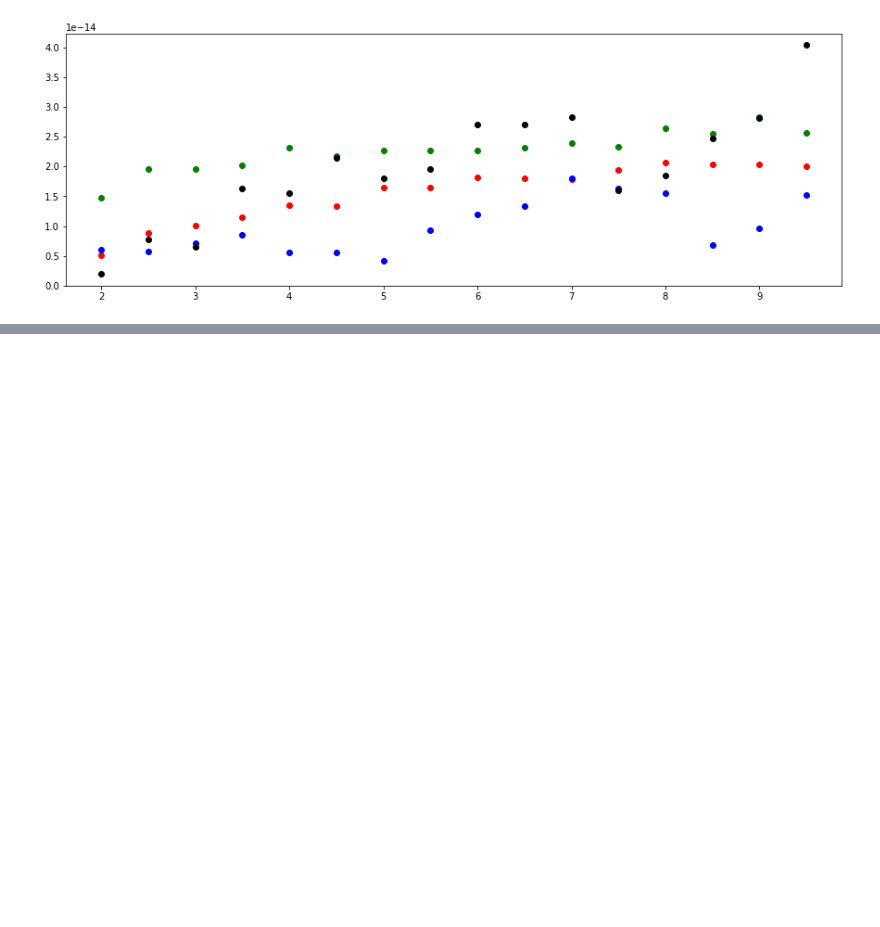
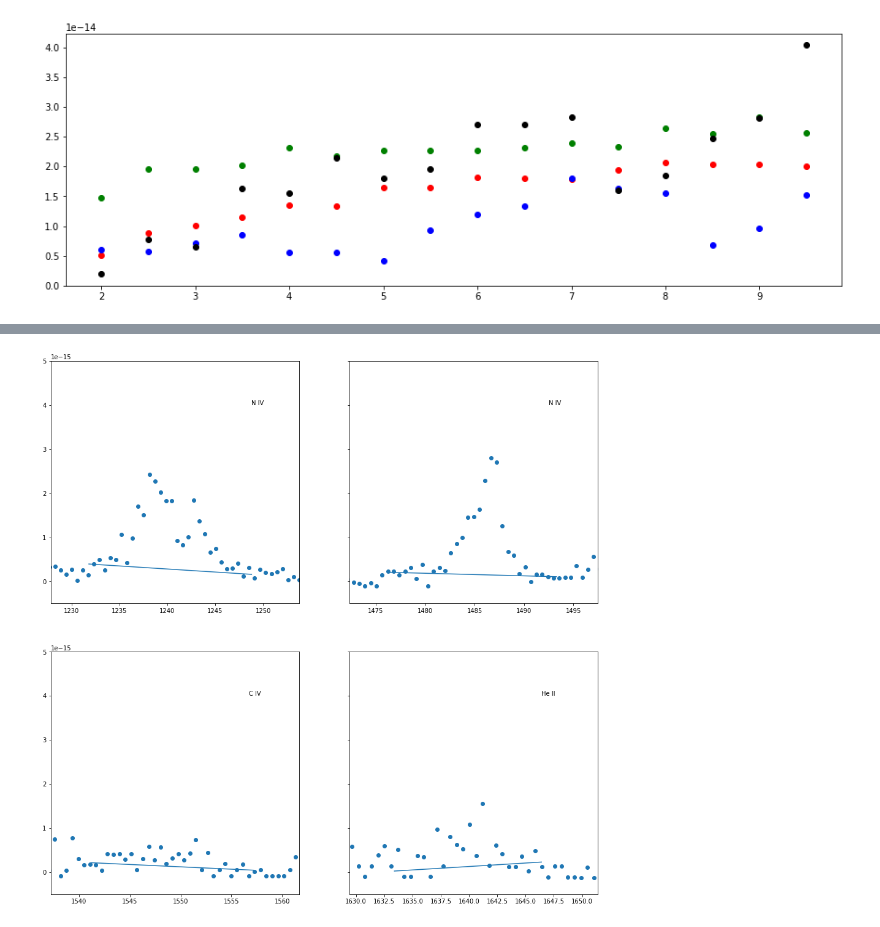
Before and after one commit to Anika019/UV_interaction_SN, a Jupyter notebook: line calculation.ipynb, the cells around one changed output, grey strips where cells are left out. Cells and saved outputs as stored; diff of their text form; code cells hidden in the pictures; blank space fills up the shorter version.

```diff
--- a/line calculation.ipynb
+++ b/line calculation.ipynb
@@ -121,0 +120,81 @@ fig, axes = plt.subplots(nrow = 2, ncol = 2, figsize = (16, 16), sharey = True)
+# %%
+def plot_region(ax, wav, flux, linewaves, linename = None, bound = 6, xlim =5, ylim = 5e-15):
+
+    wav_up =  max(linewaves)+bound
+    wav_low = min(linewaves)-bound
+    ind = (wav>wav_low)&(wav<wav_up)
+    x = np.arange(len(wav))
+    up_ind = max(x[ind])
+    low_ind = min(x[ind])
+    p = polyfit(np.array([wav[low_ind-1],wav[low_ind],wav[low_ind+1],wav[up_ind-1],wav[up_ind],wav[up_ind+1]]),
+                   np.array([flux[low_ind-1],flux[low_ind],flux[low_ind+1],flux[up_ind-1],flux[up_ind],flux[up_ind+1]]),
+                   deg = 1)
+    continuum = poly1d(p)
+    x = np.arange(wav_low-1, wav_up+1)
+    ax.text(wav_up, ylim/5*4,linename)
+    ax.plot(x,continuum(x))
+    ax.scatter(wav, flux, marker = 'o')
+    ax.set_xlim(wav_low-xlim, wav_up+xlim)
+    ax.set_ylim(-ylim/10, ylim)
+# %%
+fig, axes = plt.subplots(nrows = 2, ncols = 2, figsize = (16, 16), sharey = True)
+
+
+
+wav = spec[1].data['WAVELENGTH'][0]/(1+z)
+flux = spec[1].data['FLUX'][0]
+bound = 6
+
+plot_region(axes[0,0], wav, flux, [1238.8, 1242.8], linename = 'N IV', bound = bound, xlim =5, ylim = 5e-15)
+
+wav_up =  1486.5+bound
+wav_low = 1483.3-bound
+ind = (wav>wav_low)&(wav<wav_up)
+x = np.arange(len(wav))
+up_ind = max(x[ind])
+low_ind = min(x[ind])
+p = polyfit(np.array([wav[low_ind-1],wav[low_ind],wav[low_ind+1],wav[up_ind-1],wav[up_ind],wav[up_ind+1]]),
+               np.array([flux[low_ind-1],flux[low_ind],flux[low_ind+1],flux[up_ind-1],flux[up_ind],flux[up_ind+1]]),
+               deg = 1)
+continuum = poly1d(p)
+x = np.arange(wav_low-1, wav_up+1)
+axes[0,1].text(wav_up, 4e-15, 'N IV')
+axes[0,1].plot(x,continuum(x))
+axes[0,1].scatter(wav, flux, marker = 'o')
+axes[0,1].set_xlim(wav_low-5, wav_up+5)
+axes[0,1].set_ylim(-5e-16, 5e-15)
+
+wav_up =  1550.7+bound
+wav_low = 1548.2-bound
+ind = (wav>wav_low)&(wav<wav_up)
+x = np.arange(len(wav))
+up_ind = max(x[ind])
+low_ind = min(x[ind])
+p = polyfit(np.array([wav[low_ind-1],wav[low_ind],wav[low_ind+1],wav[up_ind-1],wav[up_ind],wav[up_ind+1]]),
+               np.array([flux[low_ind-1],flux[low_ind],flux[low_ind+1],flux[up_ind-1],flux[up_ind],flux[up_ind+1]]),
+               deg = 1)
+continuum = poly1d(p)
+x = np.arange(wav_low-1, wav_up+1)
+axes[1,0].text(wav_up, 4e-15, 'C IV')
+axes[1,0].plot(x,continuum(x))
+axes[1,0].scatter(wav, flux, marker = 'o')
+axes[1,0].set_xlim(wav_low-5, wav_up+5)
+axes[1,0].set_ylim(-5e-16, 5e-15)
+
+wav_up = 1640.4+bound
+wav_low = 1640.4-bound
+ind = (wav>wav_low)&(wav<wav_up)
+x = np.arange(len(wav))
+up_ind = max(x[ind])
+low_ind = min(x[ind])
+p = polyfit(np.array([wav[low_ind-1],wav[low_ind],wav[low_ind+1],wav[up_ind-1],wav[up_ind],wav[up_ind+1]]),
+               np.array([flux[low_ind-1],flux[low_ind],flux[low_ind+1],flux[up_ind-1],flux[up_ind],flux[up_ind+1]]),
+               deg = 1)
+continuum = poly1d(p)
+x = np.arange(wav_low-1, wav_up+1)
+axes[1,1].text(wav_up, 4e-15, 'He II')
+axes[1,1].plot(x,continuum(x))
+axes[1,1].scatter(wav, flux, marker = 'o')
+axes[1,1].set_xlim(wav_low-5, wav_up+5)
+axes[1,1].set_ylim(-5e-16, 5e-15)
+# %% [output]
@@ -121,0 +202 @@ fig, axes = plt.subplots(nrow = 2, ncol = 2, figsize = (16, 16), sharey = True)
+[figure, added]
```
Also changed, not shown: parts of 2 cells of this notebook.
